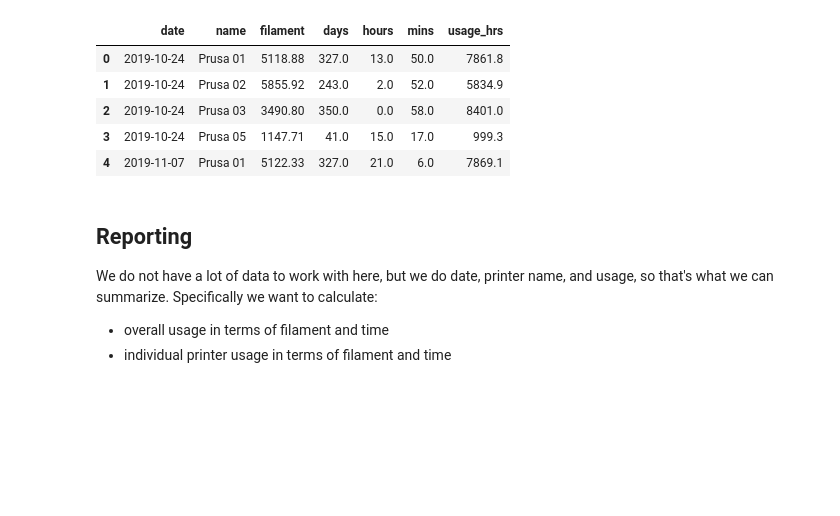
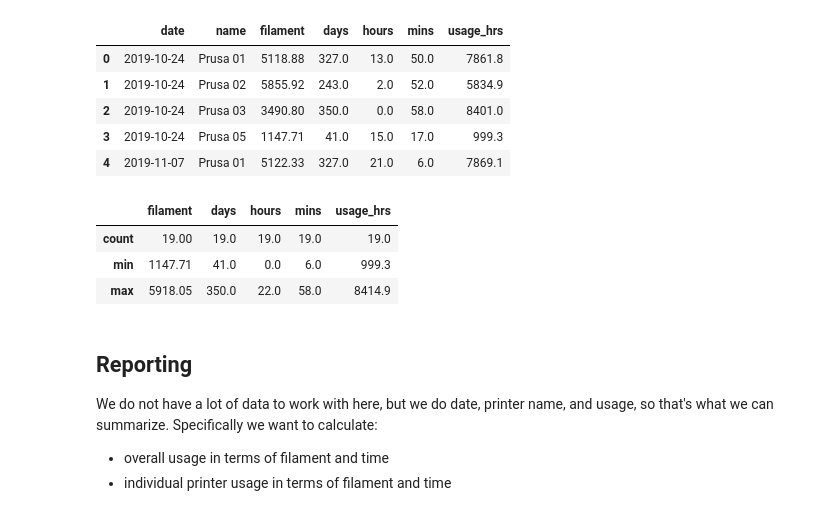
Before and after one commit to rgordon/barn-printer-logs, a Jupyter notebook: notebooks/examine-printer-logs.ipynb, the cells around one changed output. Drawn from its saved outputs; the diff is of its cells as text; code cells hidden in the pictures; blank space fills up the shorter version.

```diff
--- a/notebooks/examine-printer-logs.ipynb
+++ b/notebooks/examine-printer-logs.ipynb
@@ -120,6 +120,13 @@ df_printers.head()
 | 2 | 2019-10-24 | Prusa 03 | 3490.80 | 350.0 | 0.0 | 58.0 | 8401.0 |
 | 3 | 2019-10-24 | Prusa 05 | 1147.71 | 41.0 | 15.0 | 17.0 | 999.3 |
 | 4 | 2019-11-07 | Prusa 01 | 5122.33 | 327.0 | 21.0 | 6.0 | 7869.1 |
+# %%
+df_printers.describe().loc[['count','min','max']]
+# %% [output]
+|  | filament | days | hours | mins | usage_hrs |
+| count | 19.00 | 19.0 | 19.0 | 19.0 | 19.0 |
+| min | 1147.71 | 41.0 | 0.0 | 6.0 | 999.3 |
+| max | 5918.05 | 350.0 | 22.0 | 58.0 | 8414.9 |
 # %% [markdown]
 ## Reporting
 We do not have a lot of data to work with here, but we do date, printer name, and usage, so that's what we can summarize.
```
Also changed, not shown: parts of 7 cells of this notebook.
